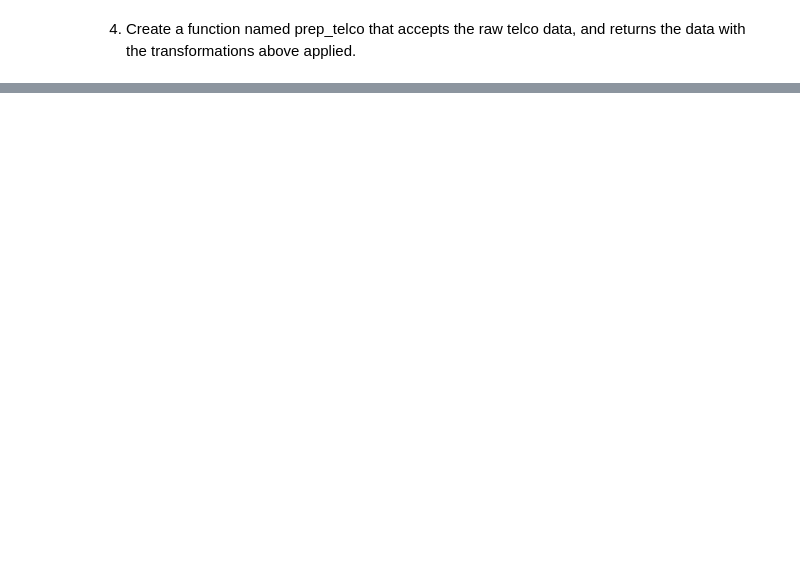
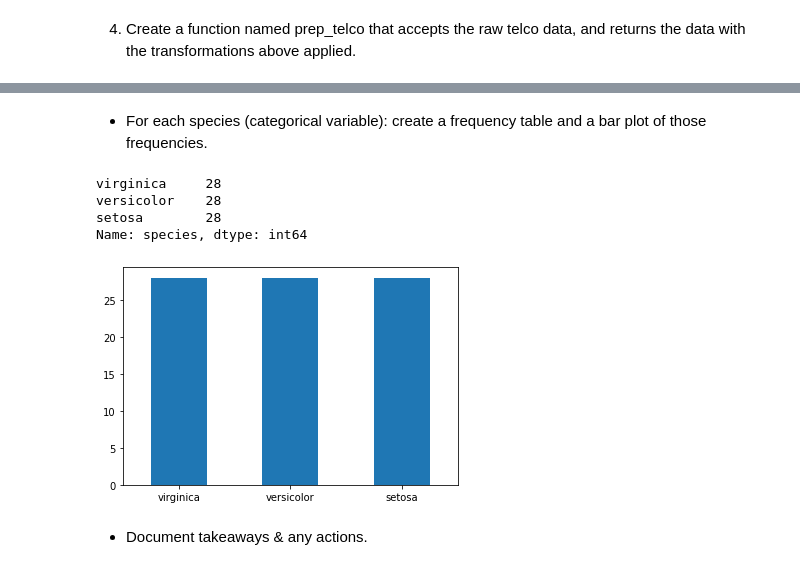
Before and after one commit to chloerwhitaker/classification-exercises, a Jupyter notebook: classification_exercises.ipynb, the cells around one changed output, grey strips where cells are left out. Cells and saved outputs as stored; diff of their text form; code cells hidden in the pictures; blank space fills up the shorter version.

```diff
--- a/classification_exercises.ipynb
+++ b/classification_exercises.ipynb
@@ -293,0 +267,3 @@ iris_df.head()
+# %%
+dummy_df = pd.get_dummies(iris_df[['species']], dummy_na=False)
+dummy_df
@@ -642,0 +962,16 @@ ValueError: Found input variables with inconsistent numbers of samples: [150, 70
+# %% [markdown]
+- For each species (categorical variable): create a frequency table and a bar plot of those frequencies.
+# %%
+# frequency table:
+train.species.value_counts()
+# %% [output]
+virginica     28
+versicolor    28
+setosa        28
+Name: species, dtype: int64
+# %%
+train.species.value_counts().plot.bar(rot=0);
+# %% [output]
+[figure, added]
+# %% [markdown]
+- Document takeaways & any actions.
```
Also changed, not shown: parts of 204 cells of this notebook.
